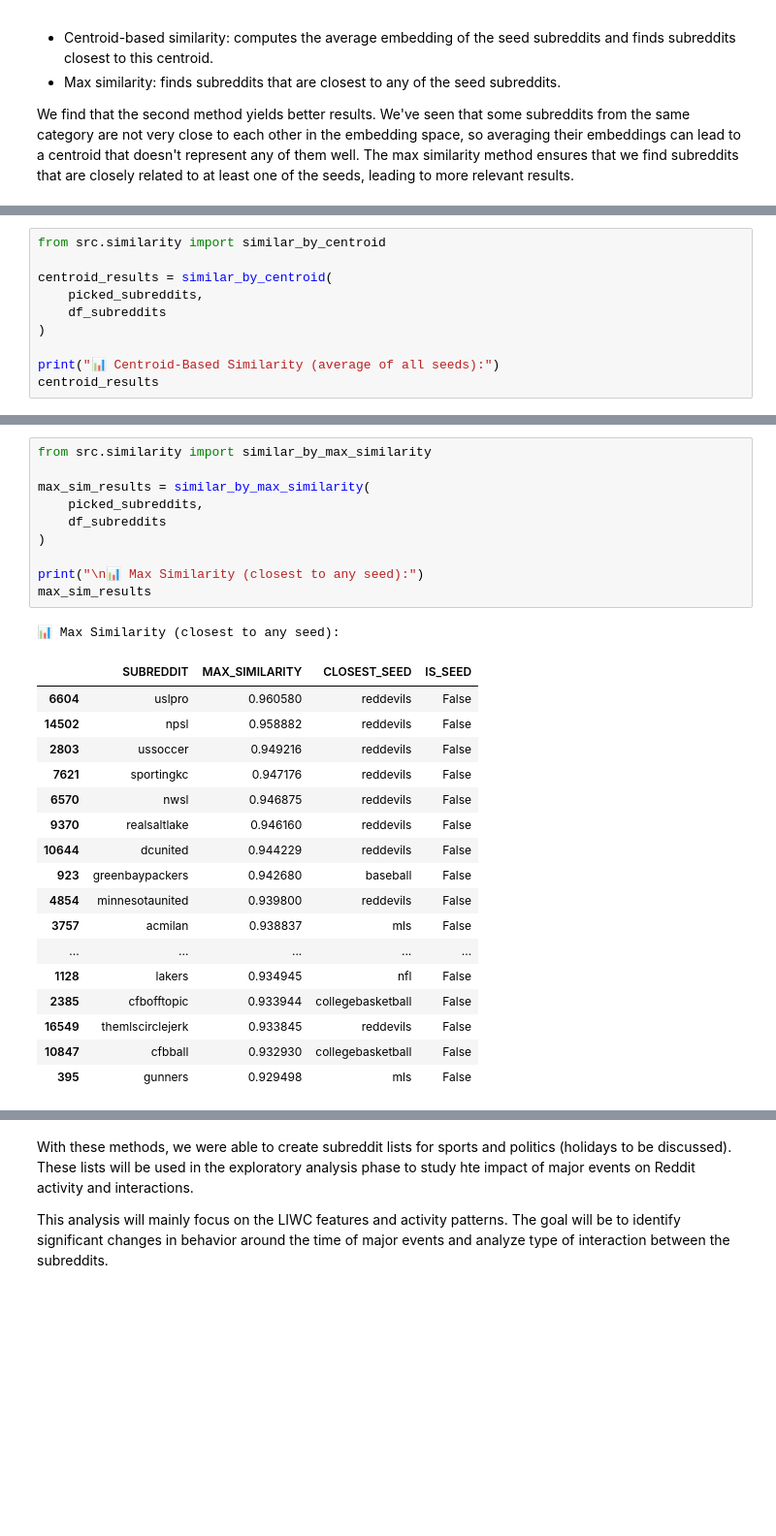
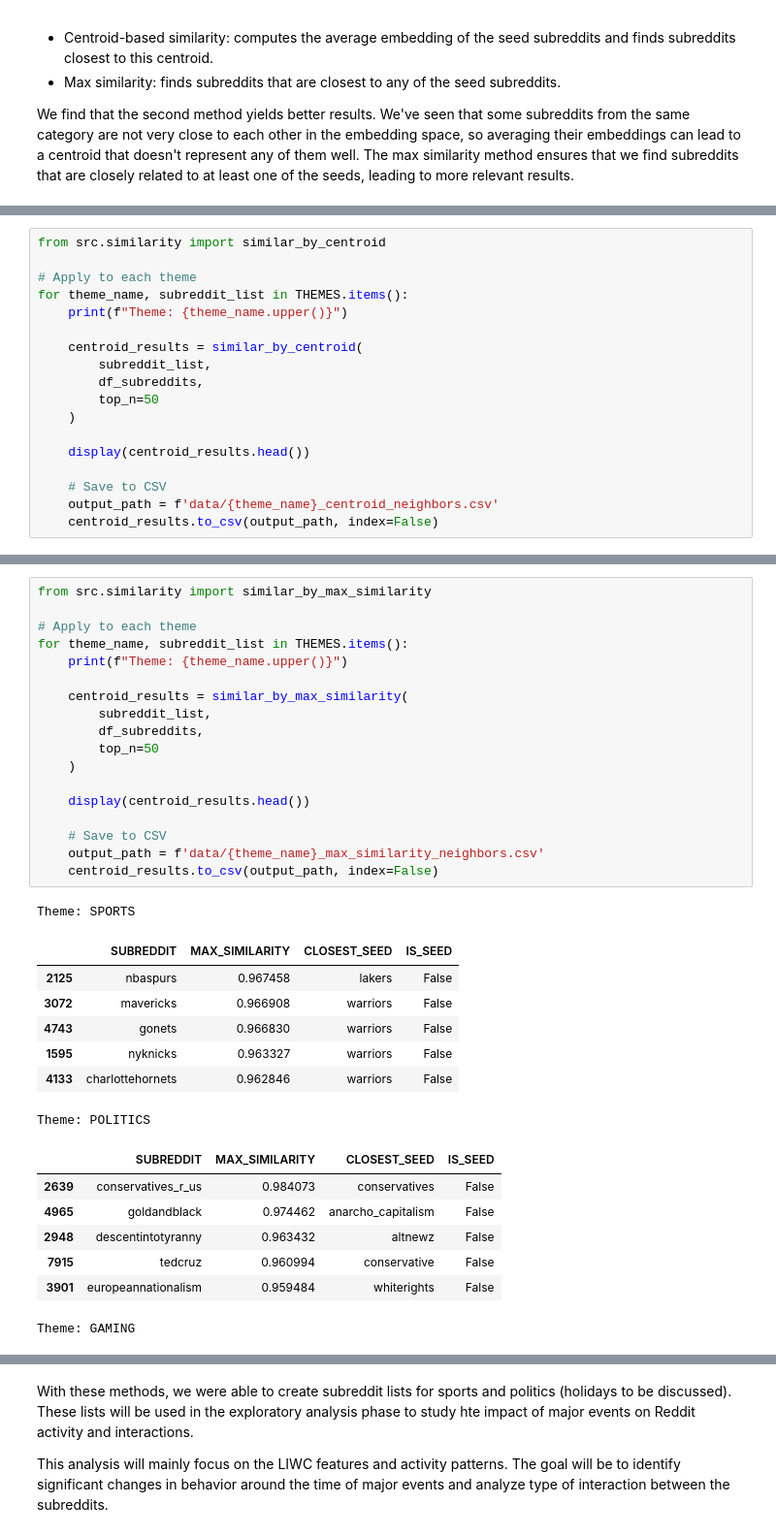
Before and after one commit to l0uisgrange/ada-2025-project, a Jupyter notebook: results.ipynb, the cells around one changed output, grey strips where cells are left out. Shown at 97% size. Saved outputs shown, nothing was run; the diff lists cells and outputs as text; blank space fills up the shorter version.

```diff
--- a/results.ipynb
+++ b/results.ipynb
@@ -308,11 +305,19 @@ Seed subreddits: ['nfl', 'nba', 'baseball', 'cfb', 'collegebasketball', 'soccer'
 # %%
 from src.similarity import similar_by_centroid
 
-centroid_results = similar_by_centroid(
-    picked_subreddits,
-    df_subreddits
-)
+# Apply to each theme
+for theme_name, subreddit_list in THEMES.items():
+    print(f"Theme: {theme_name.upper()}")
 
-print("📊 Centroid-Based Similarity (average of all seeds):")
-centroid_results
+    centroid_results = similar_by_centroid(
+        subreddit_list,
+        df_subreddits,
+        top_n=50
+    )
+
+    display(centroid_results.head())
+
+    # Save to CSV
+    output_path = f'data/{theme_name}_centroid_neighbors.csv'
+    centroid_results.to_csv(output_path, index=False)
 # %% [output]
@@ -337,29 +345,34 @@ centroid_results
 # %%
 from src.similarity import similar_by_max_similarity
 
-max_sim_results = similar_by_max_similarity(
-    picked_subreddits,
-    df_subreddits
-)
+# Apply to each theme
+for theme_name, subreddit_list in THEMES.items():
+    print(f"Theme: {theme_name.upper()}")
 
-print("\n📊 Max Similarity (closest to any seed):")
-max_sim_results
+    centroid_results = similar_by_max_similarity(
+        subreddit_list,
+        df_subreddits,
+        top_n=50
+    )
+
+    display(centroid_results.head())
+
+    # Save to CSV
+    output_path = f'data/{theme_name}_max_similarity_neighbors.csv'
+    centroid_results.to_csv(output_path, index=False)
 # %% [output]
-📊 Max Similarity (closest to any seed):
+Theme: SPORTS
 |  | SUBREDDIT | MAX_SIMILARITY | CLOSEST_SEED | IS_SEED |
-| 6604 | uslpro | 0.960580 | reddevils | False |
-| 14502 | npsl | 0.958882 | reddevils | False |
-| 2803 | ussoccer | 0.949216 | reddevils | False |
-| 7621 | sportingkc | 0.947176 | reddevils | False |
-| 6570 | nwsl | 0.946875 | reddevils | False |
-| 9370 | realsaltlake | 0.946160 | reddevils | False |
-| 10644 | dcunited | 0.944229 | reddevils | False |
-| 923 | greenbaypackers | 0.942680 | baseball | False |
-| 4854 | minnesotaunited | 0.939800 | reddevils | False |
-| 3757 | acmilan | 0.938837 | mls | False |
-| ... | ... | ... | ... | ... |
-| 1128 | lakers | 0.934945 | nfl | False |
-| 2385 | cfbofftopic | 0.933944 | collegebasketball | False |
-| 16549 | themlscirclejerk | 0.933845 | reddevils | False |
-| 10847 | cfbball | 0.932930 | collegebasketball | False |
-| 395 | gunners | 0.929498 | mls | False |
+| 2125 | nbaspurs | 0.967458 | lakers | False |
+| 3072 | mavericks | 0.966908 | warriors | False |
+| 4743 | gonets | 0.966830 | warriors | False |
+| 1595 | nyknicks | 0.963327 | warriors | False |
+| 4133 | charlottehornets | 0.962846 | warriors | False |
+Theme: POLITICS
+|  | SUBREDDIT | MAX_SIMILARITY | CLOSEST_SEED | IS_SEED |
+| 2639 | conservatives_r_us | 0.984073 | conservatives | False |
+| 4965 | goldandblack | 0.974462 | anarcho_capitalism | False |
+| 2948 | descentintotyranny | 0.963432 | altnewz | False |
+| 7915 | tedcruz | 0.960994 | conservative | False |
+| 3901 | europeannationalism | 0.959484 | whiterights | False |
+Theme: GAMING
```
Also changed, not shown: parts of 4 cells of this notebook, 2 other files.
